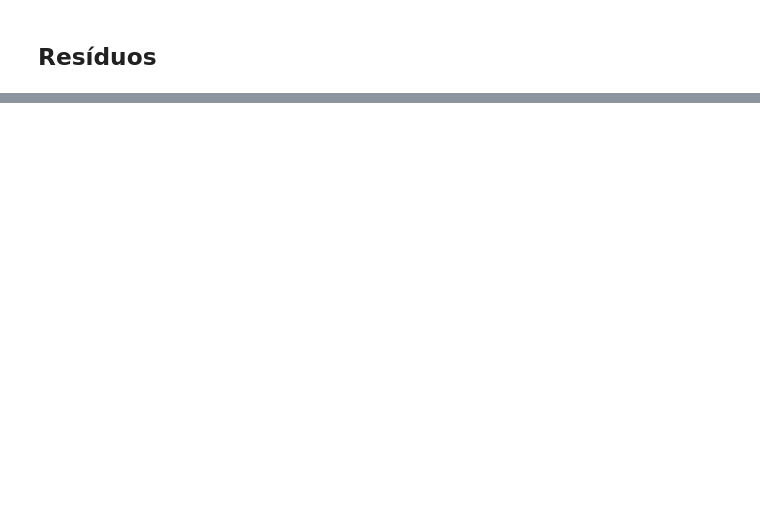
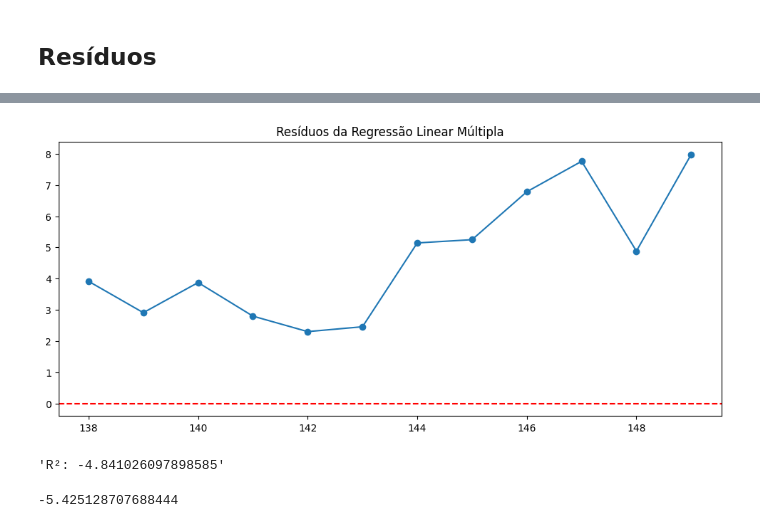
Before and after one commit to LeonardoAleee/analise_st, a Jupyter notebook: trabalho_a1.ipynb, the cells around one changed output, grey strips where cells are left out. Saved outputs shown, nothing was run; the diff lists cells and outputs as text; code cells hidden in the pictures; blank space fills up the shorter version.

```diff
--- a/trabalho_a1.ipynb
+++ b/trabalho_a1.ipynb
@@ -183,0 +188,15 @@ plt.show()
+# %%
+prison["week_num"] = prison["week"].map(pd.Timestamp.toordinal)
+
+X = prison[["week_num"]]
+y = prison["volume"]
+
+# h = 52
+
+X_train, X_test = X.iloc[:-h], X.iloc[-h:]
+y_train, y_test = y.iloc[:-h], y.iloc[-h:]
+# %%
+model = LinearRegression()
+model.fit(X_train, y_train)
+
+y_pred = model.predict(X_test)
@@ -183,0 +230,14 @@ plt.show()
+# %%
+residuos = y_test - y_pred
+
+plt.figure(figsize=(12,5))
+plt.plot(residuos, marker="o")
+plt.axhline(0, color="red", linestyle="--")
+plt.title("Resíduos da Regressão Linear Múltipla")
+plt.show()
+# %% [output]
+[figure, added]
+# %%
+f"R²: {r2_score(y_test, y_pred)}"
+# %% [output]
+'R²: -4.841026097898585'
@@ -183,0 +250,4 @@ plt.show()
+# %%
+r2_adjusted(y_test, y_pred)
+# %% [output]
+-5.425128707688444
```
Also changed, not shown: parts of 11 cells of this notebook.
